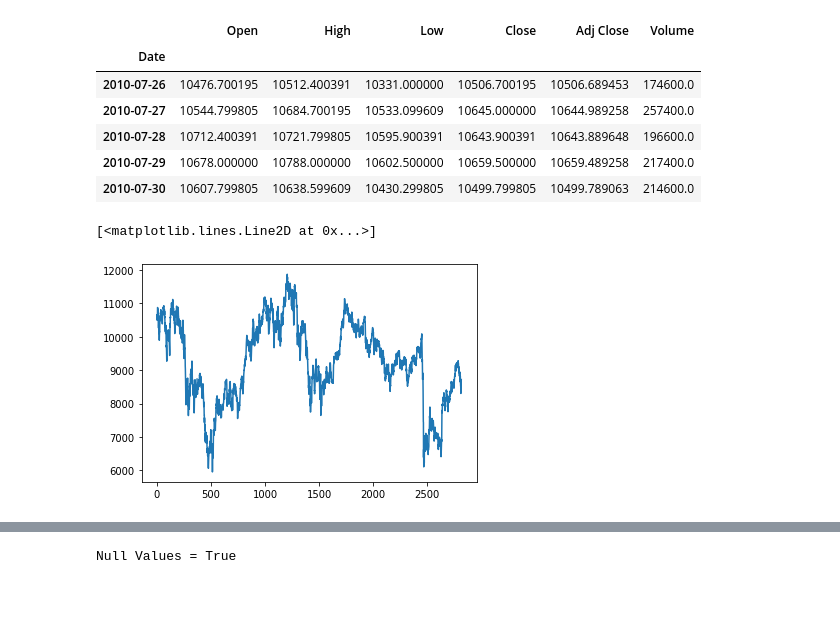
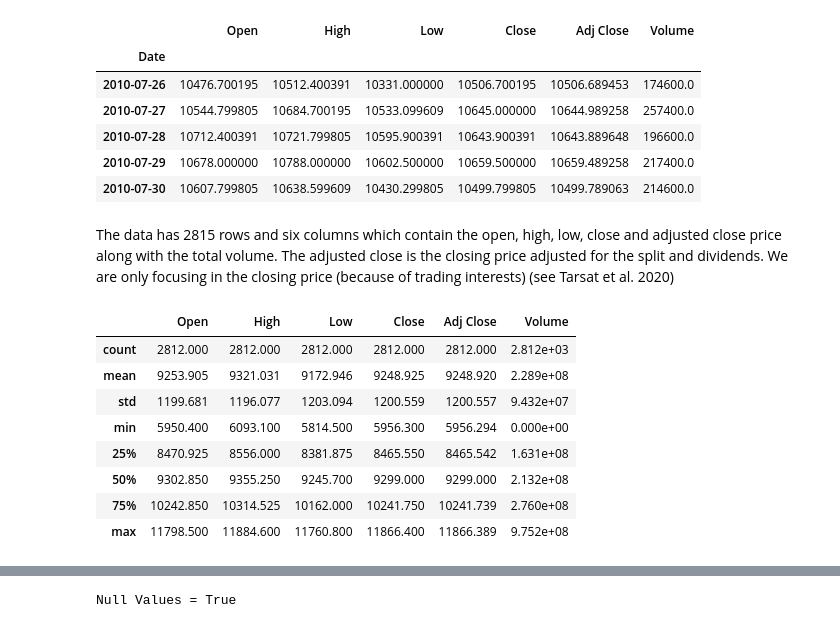
Before and after one commit to r-uben/dissertation-codes, a Jupyter notebook: emv-algorithm/trading_strategy.ipynb, the cells around one changed output, grey strips where cells are left out. Cells and saved outputs as stored; diff of their text form; code cells hidden in the pictures; blank space fills up the shorter version.

```diff
--- a/emv-algorithm/trading_strategy.ipynb
+++ b/emv-algorithm/trading_strategy.ipynb
@@ -39,9 +72,19 @@ dataset.head(5)
 | 2010-07-28 | 10712.400391 | 10721.799805 | 10595.900391 | 10643.900391 | 10643.889648 | 196600.0 |
 | 2010-07-29 | 10678.000000 | 10788.000000 | 10602.500000 | 10659.500000 | 10659.489258 | 217400.0 |
 | 2010-07-30 | 10607.799805 | 10638.599609 | 10430.299805 | 10499.799805 | 10499.789063 | 214600.0 |
-# %%
-closing_prices  = dataset['Close'].tolist()
-plt.plot(closing_prices)
-# %% [output]
-[<matplotlib.lines.Line2D at 0x...>]
-[figure, removed]
+# %% [markdown]
+The data has 2815 rows and six columns which contain the open, high, low, close and adjusted close price along with the total volume. The adjusted close is the closing price adjusted for the split and dividends. We are only focusing in the closing price (because of trading interests) (see Tarsat et al. 2020)
+# %%
+# describe data
+set_option('precision', 3)
+dataset.describe()
+# %% [output]
+|  | Open | High | Low | Close | Adj Close | Volume |
+| count | 2812.000 | 2812.000 | 2812.000 | 2812.000 | 2812.000 | 2.812e+03 |
+| mean | 9253.905 | 9321.031 | 9172.946 | 9248.925 | 9248.920 | 2.289e+08 |
+| std | 1199.681 | 1196.077 | 1203.094 | 1200.559 | 1200.557 | 9.432e+07 |
+| min | 5950.400 | 6093.100 | 5814.500 | 5956.300 | 5956.294 | 0.000e+00 |
+| 25% | 8470.925 | 8556.000 | 8381.875 | 8465.550 | 8465.542 | 1.631e+08 |
+| 50% | 9302.850 | 9355.250 | 9245.700 | 9299.000 | 9299.000 | 2.132e+08 |
+| 75% | 10242.850 | 10314.525 | 10162.000 | 10241.750 | 10241.739 | 2.760e+08 |
+| max | 11798.500 | 11884.600 | 11760.800 | 11866.400 | 11866.389 | 9.752e+08 |
```
Also changed, not shown: parts of 24 cells of this notebook, 3 other files.
